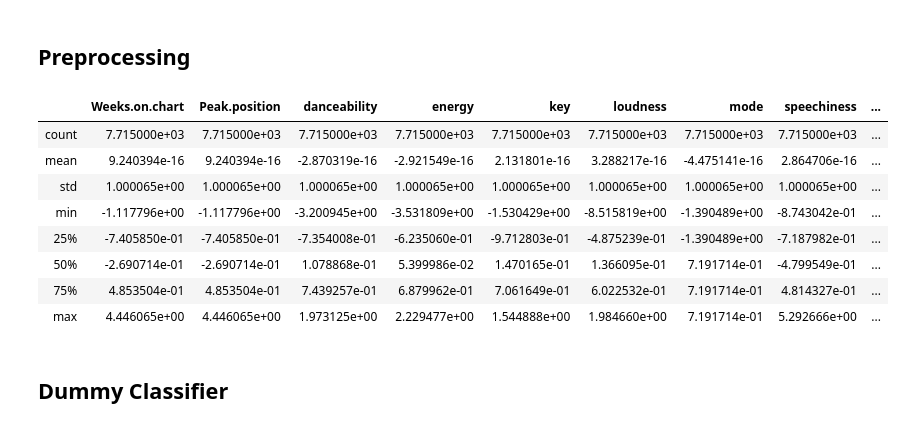
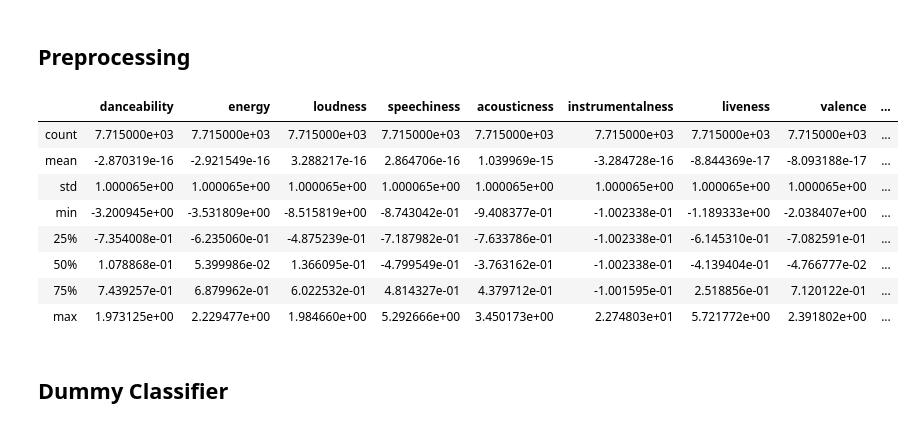
Before and after one commit to lcunningham24/Mod-5-Project, a Jupyter notebook: Final_Notebook.ipynb, the cells around one changed output. Cells and saved outputs as stored; diff of their text form; code cells hidden in the pictures.

Commit message:
more modeling

```diff
--- a/Final_Notebook.ipynb
+++ b/Final_Notebook.ipynb
@@ -122,29 +185,29 @@ ax.set_title("Frequency of Genres");
 df['Top_10']= np.where(df['Weekly.rank']<=10,1,0)
 # %%
 # df with the features I want to use for modeling
-df_modeling = df[['Weeks.on.chart','Peak.position','danceability', 'energy',
-       'key', 'loudness', 'mode', 'speechiness', 'acousticness',
+df_modeling = df[['danceability', 'energy',
+       'loudness', 'speechiness', 'acousticness',
        'instrumentalness', 'liveness', 'valence', 'tempo',
        'duration_ms','Top_10']]
 
-selected_features = ['Weeks.on.chart','Peak.position','danceability', 'energy',
-       'key', 'loudness', 'mode', 'speechiness', 'acousticness',
+selected_features = ['danceability', 'energy', 'loudness',
+        'speechiness', 'acousticness',
        'instrumentalness', 'liveness', 'valence', 'tempo',
-       'duration_ms', 'time_signature','Top_10']
+       'duration_ms','Top_10']
 # %%
 # scaling my continuous variables
 ss = StandardScaler()
-df_features_scalled = pd.DataFrame(ss.fit_transform(df_modeling[selected_features]), columns=[selected_features])
-df_features_scalled.describe()
+df_features_scaled = pd.DataFrame(ss.fit_transform(df_modeling[selected_features]), columns=[selected_features])
+df_features_scaled.describe()
 # %% [output]
-|  | Weeks.on.chart | Peak.position | danceability | energy | key | loudness | mode | speechiness | ... |
+|  | danceability | energy | loudness | speechiness | acousticness | instrumentalness | liveness | valence | ... |
 | count | 7.715000e+03 | 7.715000e+03 | 7.715000e+03 | 7.715000e+03 | 7.715000e+03 | 7.715000e+03 | 7.715000e+03 | 7.715000e+03 | ... |
-| mean | 9.240394e-16 | 9.240394e-16 | -2.870319e-16 | -2.921549e-16 | 2.131801e-16 | 3.288217e-16 | -4.475141e-16 | 2.864706e-16 | ... |
+| mean | -2.870319e-16 | -2.921549e-16 | 3.288217e-16 | 2.864706e-16 | 1.039969e-15 | -3.284728e-16 | -8.844369e-17 | -8.093188e-17 | ... |
 | std | 1.000065e+00 | 1.000065e+00 | 1.000065e+00 | 1.000065e+00 | 1.000065e+00 | 1.000065e+00 | 1.000065e+00 | 1.000065e+00 | ... |
-| min | -1.117796e+00 | -1.117796e+00 | -3.200945e+00 | -3.531809e+00 | -1.530429e+00 | -8.515819e+00 | -1.390489e+00 | -8.743042e-01 | ... |
-| 25% | -7.405850e-01 | -7.405850e-01 | -7.354008e-01 | -6.235060e-01 | -9.712803e-01 | -4.875239e-01 | -1.390489e+00 | -7.187982e-01 | ... |
-| 50% | -2.690714e-01 | -2.690714e-01 | 1.078868e-01 | 5.399986e-02 | 1.470165e-01 | 1.366095e-01 | 7.191714e-01 | -4.799549e-01 | ... |
-| 75% | 4.853504e-01 | 4.853504e-01 | 7.439257e-01 | 6.879962e-01 | 7.061649e-01 | 6.022532e-01 | 7.191714e-01 | 4.814327e-01 | ... |
-| max | 4.446065e+00 | 4.446065e+00 | 1.973125e+00 | 2.229477e+00 | 1.544888e+00 | 1.984660e+00 | 7.191714e-01 | 5.292666e+00 | ... |
+| min | -3.200945e+00 | -3.531809e+00 | -8.515819e+00 | -8.743042e-01 | -9.408377e-01 | -1.002338e-01 | -1.189333e+00 | -2.038407e+00 | ... |
+| 25% | -7.354008e-01 | -6.235060e-01 | -4.875239e-01 | -7.187982e-01 | -7.633786e-01 | -1.002338e-01 | -6.145310e-01 | -7.082591e-01 | ... |
+| 50% | 1.078868e-01 | 5.399986e-02 | 1.366095e-01 | -4.799549e-01 | -3.763162e-01 | -1.002338e-01 | -4.139404e-01 | -4.766777e-02 | ... |
+| 75% | 7.439257e-01 | 6.879962e-01 | 6.022532e-01 | 4.814327e-01 | 4.379712e-01 | -1.001595e-01 | 2.518856e-01 | 7.120122e-01 | ... |
+| max | 1.973125e+00 | 2.229477e+00 | 1.984660e+00 | 5.292666e+00 | 3.450173e+00 | 2.274803e+01 | 5.721772e+00 | 2.391802e+00 | ... |
 # %%
 # creating features and target variables
```
Also changed, not shown: parts of 23 cells of this notebook.
